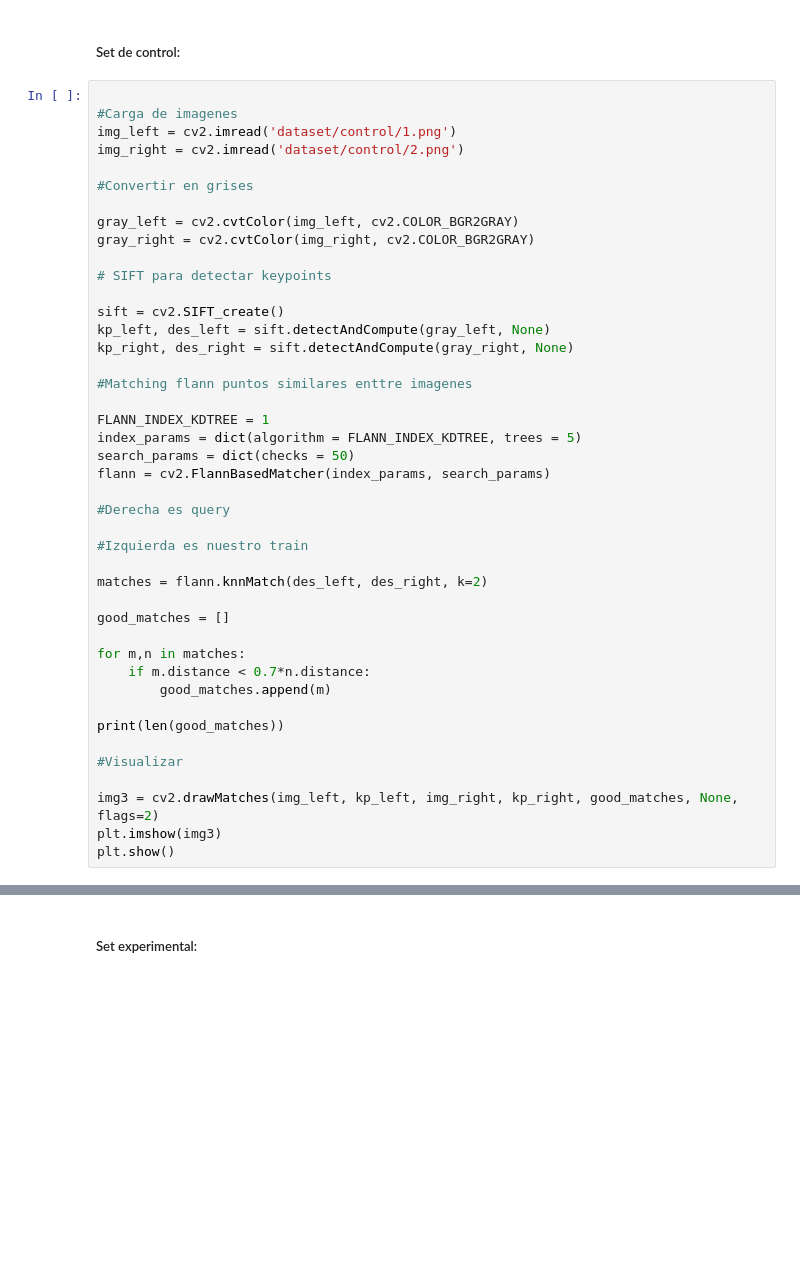
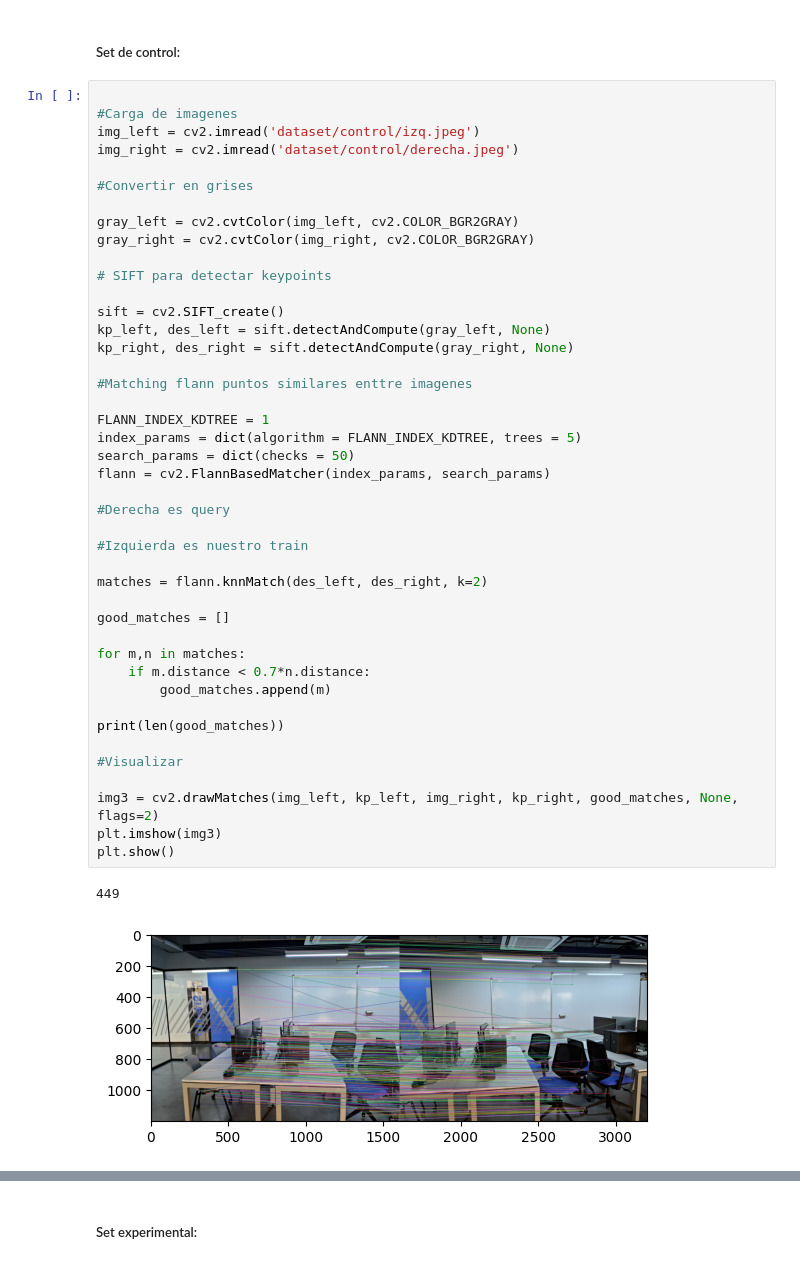
Before and after one commit to Its-Japo/VisionXComputadora, a Jupyter notebook: Lab_5/lab5.ipynb, the cells around one changed output, grey strips where cells are left out. Cells and saved outputs as stored; diff of their text form; blank space fills up the shorter version.

```diff
--- a/Lab_5/lab5.ipynb
+++ b/Lab_5/lab5.ipynb
@@ -19,8 +19,8 @@ import matplotlib.pyplot as plt
 # %%
 
 #Carga de imagenes
-img_left = cv2.imread('dataset/control/1.png')
-img_right = cv2.imread('dataset/control/2.png')
+img_left = cv2.imread('dataset/control/izq.jpeg')
+img_right = cv2.imread('dataset/control/derecha.jpeg')
 
 #Convertir en grises
 
@@ -32,33 +32,36 @@ gray_right = cv2.cvtColor(img_right, cv2.COLOR_BGR2GRAY)
 sift = cv2.SIFT_create()
 kp_left, des_left = sift.detectAndCompute(gray_left, None)
 kp_right, des_right = sift.detectAndCompute(gray_right, None)
 
 #Matching flann puntos similares enttre imagenes
 
 FLANN_INDEX_KDTREE = 1
 index_params = dict(algorithm = FLANN_INDEX_KDTREE, trees = 5)
 search_params = dict(checks = 50)
 flann = cv2.FlannBasedMatcher(index_params, search_params)
 
 #Derecha es query
 
 #Izquierda es nuestro train
 
 matches = flann.knnMatch(des_left, des_right, k=2)
 
 good_matches = []
 
 for m,n in matches:
     if m.distance < 0.7*n.distance:
         good_matches.append(m)
 
 print(len(good_matches))
 
 #Visualizar
 
 img3 = cv2.drawMatches(img_left, kp_left, img_right, kp_right, good_matches, None, flags=2)
 plt.imshow(img3)
 plt.show()
+# %% [output]
+449
+[figure, added]
 # %%
 #Homografia
 
```
Also changed, not shown: parts of 7 cells of this notebook.
